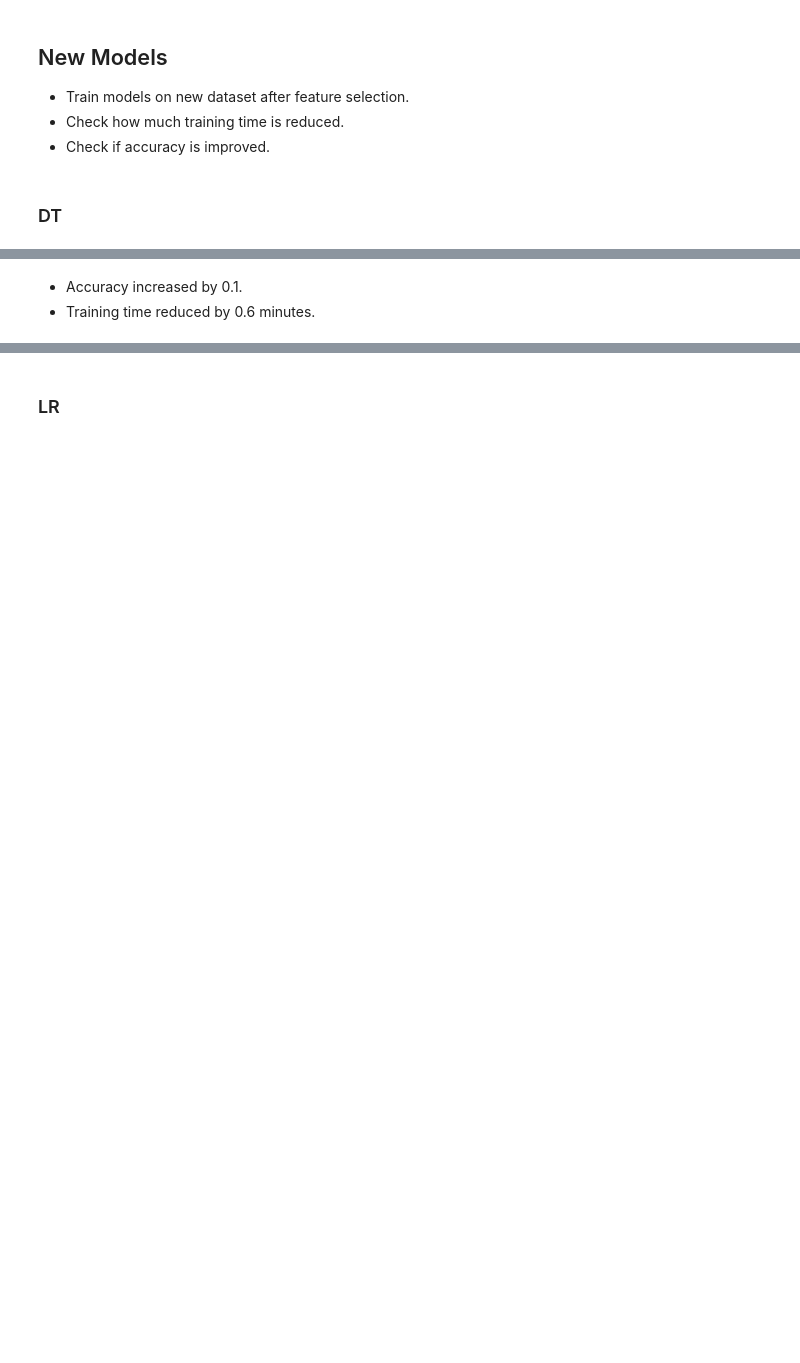
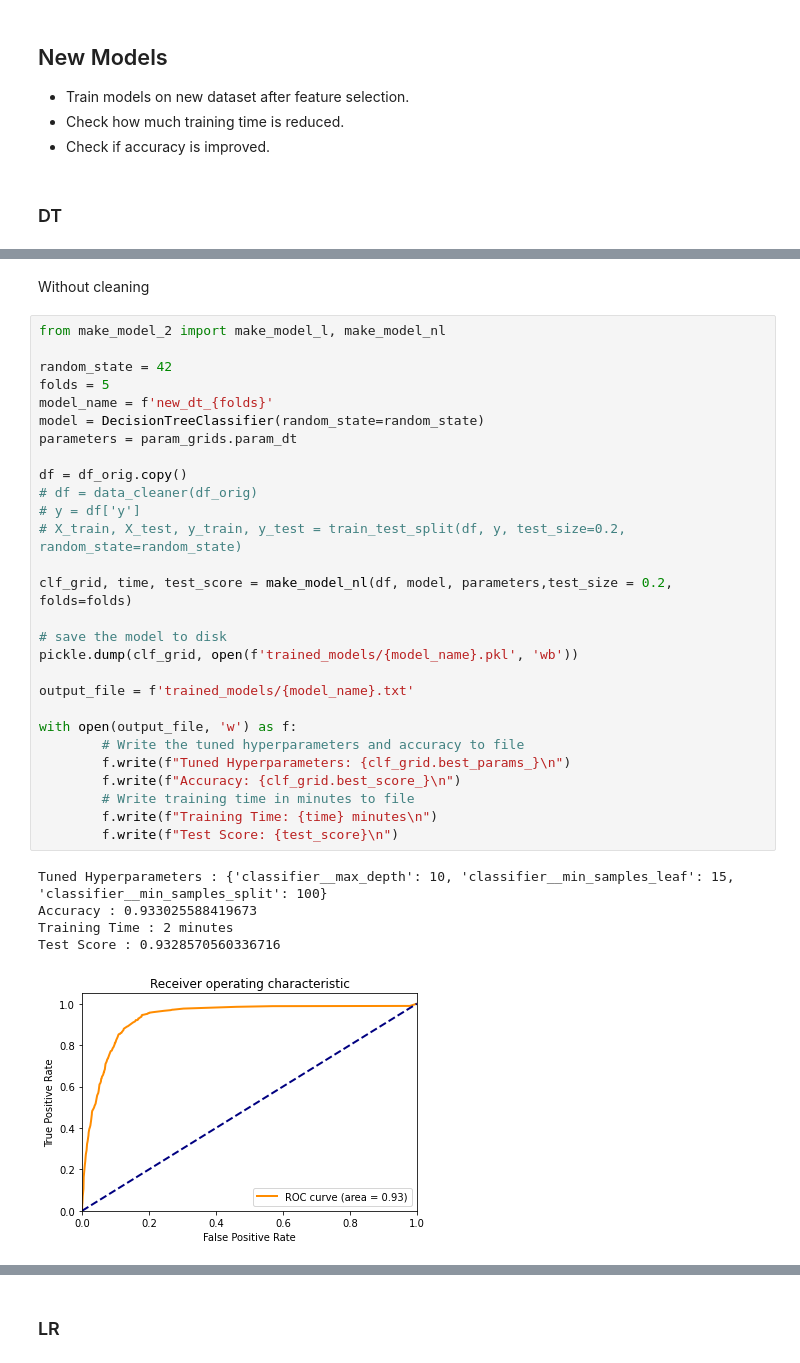
Before and after one commit to gitkym/uvs_bank_marketing_project, a Jupyter notebook: feature_selection.ipynb, the cells around one changed output, grey strips where cells are left out. Cells and saved outputs as stored; diff of their text form; blank space fills up the shorter version.

```diff
--- a/feature_selection.ipynb
+++ b/feature_selection.ipynb
@@ -240,3 +229,36 @@ Accuracy:  0.9327029626547724
-# %% [markdown]
-- Accuracy increased by 0.1.
-- Training time reduced by 0.6 minutes.
+# %% [markdown]
+Without cleaning
+# %%
+from make_model_2 import make_model_l, make_model_nl
+
+random_state = 42
+folds = 5
+model_name = f'new_dt_{folds}'
+model = DecisionTreeClassifier(random_state=random_state)
+parameters = param_grids.param_dt
+
+df = df_orig.copy()
+# df = data_cleaner(df_orig)
+# y = df['y']
+# X_train, X_test, y_train, y_test = train_test_split(df, y, test_size=0.2, random_state=random_state)
+
+clf_grid, time, test_score = make_model_nl(df, model, parameters,test_size = 0.2, folds=folds)
+
+# save the model to disk
+pickle.dump(clf_grid, open(f'trained_models/{model_name}.pkl', 'wb'))
+
+output_file = f'trained_models/{model_name}.txt'
+
+with open(output_file, 'w') as f:
+        # Write the tuned hyperparameters and accuracy to file
+        f.write(f"Tuned Hyperparameters: {clf_grid.best_params_}\n")
+        f.write(f"Accuracy: {clf_grid.best_score_}\n")
+        # Write training time in minutes to file
+        f.write(f"Training Time: {time} minutes\n")
+        f.write(f"Test Score: {test_score}\n")
+# %% [output]
+Tuned Hyperparameters : {'classifier__max_depth': 10, 'classifier__min_samples_leaf': 15, 'classifier__min_samples_split': 100}
+Accuracy : 0.933025588419673
+Training Time : 2 minutes
+Test Score : 0.9328570560336716
+[figure, added]
```
Also changed, not shown: parts of 16 cells of this notebook, 17 other files.
